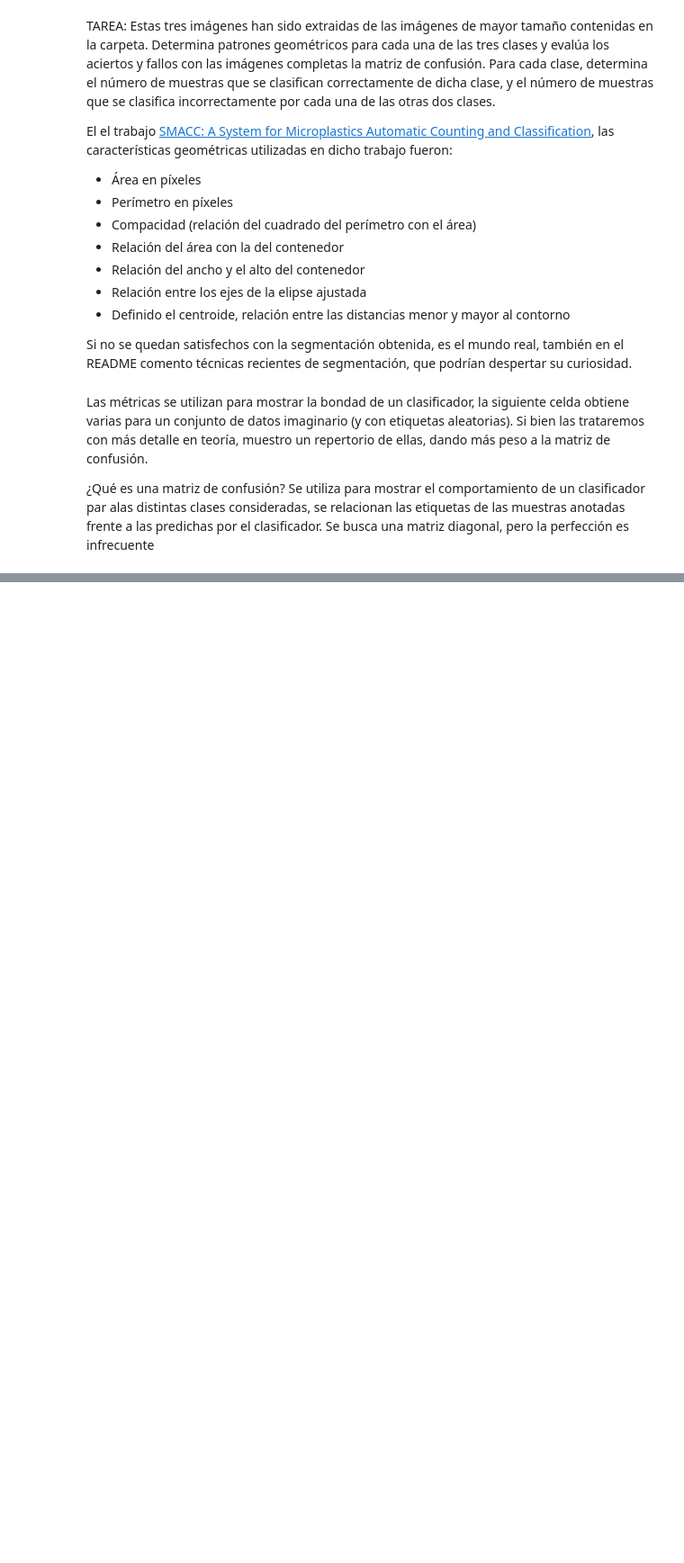
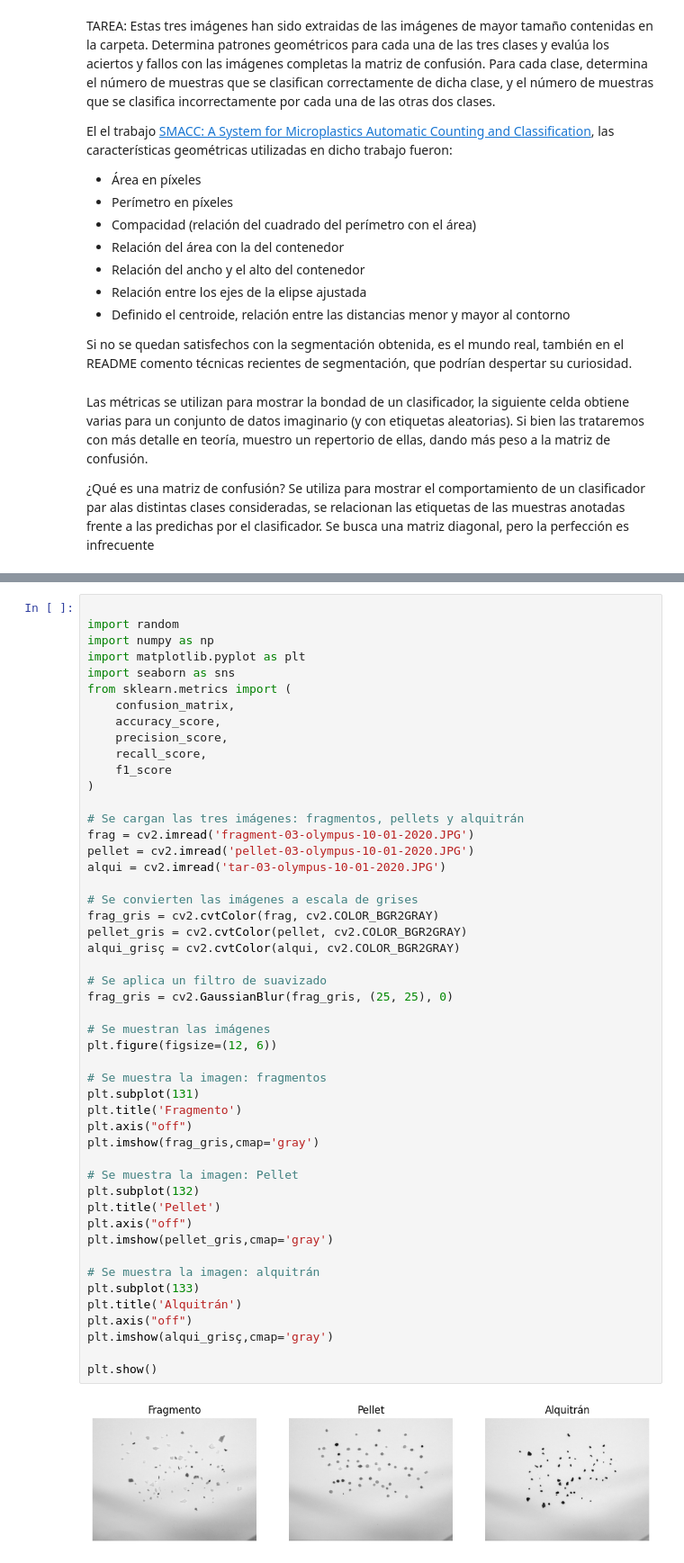
Before and after one commit to pablosanttanaa/VC, a Jupyter notebook: Práctica 3/P3/VC_P3.ipynb, the cells around one changed output, grey strips where cells are left out. Shown at 90% size. Drawn from its saved outputs; the diff is of its cells as text; blank space fills up the shorter version.

Commit message:
Tercer ejercicio comenzado. Motrando las imagenes

```diff
--- a/Práctica 3/P3/VC_P3.ipynb
+++ b/Práctica 3/P3/VC_P3.ipynb
@@ -488,0 +360,51 @@ ModuleNotFoundError: No module named 'seaborn'
+# %%
+
+import random
+import numpy as np
+import matplotlib.pyplot as plt
+import seaborn as sns
+from sklearn.metrics import (
+    confusion_matrix,
+    accuracy_score,
+    precision_score,
+    recall_score,
+    f1_score
+)
+
+# Se cargan las tres imágenes: fragmentos, pellets y alquitrán
+frag = cv2.imread('fragment-03-olympus-10-01-2020.JPG')
+pellet = cv2.imread('pellet-03-olympus-10-01-2020.JPG')
+alqui = cv2.imread('tar-03-olympus-10-01-2020.JPG')
+
+# Se convierten las imágenes a escala de grises
+frag_gris = cv2.cvtColor(frag, cv2.COLOR_BGR2GRAY)
+pellet_gris = cv2.cvtColor(pellet, cv2.COLOR_BGR2GRAY)
+alqui_grisç = cv2.cvtColor(alqui, cv2.COLOR_BGR2GRAY)
+
+# Se aplica un filtro de suavizado
+frag_gris = cv2.GaussianBlur(frag_gris, (25, 25), 0)
+
+# Se muestran las imágenes
+plt.figure(figsize=(12, 6))
+
+# Se muestra la imagen: fragmentos
+plt.subplot(131)
+plt.title('Fragmento')
+plt.axis("off")
+plt.imshow(frag_gris,cmap='gray')
+
+# Se muestra la imagen: Pellet
+plt.subplot(132)
+plt.title('Pellet')
+plt.axis("off")
+plt.imshow(pellet_gris,cmap='gray')
+
+# Se muestra la imagen: alquitrán
+plt.subplot(133)
+plt.title('Alquitrán')
+plt.axis("off")
+plt.imshow(alqui_grisç,cmap='gray')
+
+plt.show()
+# %% [output]
+[figure, added]
```
Also changed, not shown: parts of 3 cells of this notebook.
